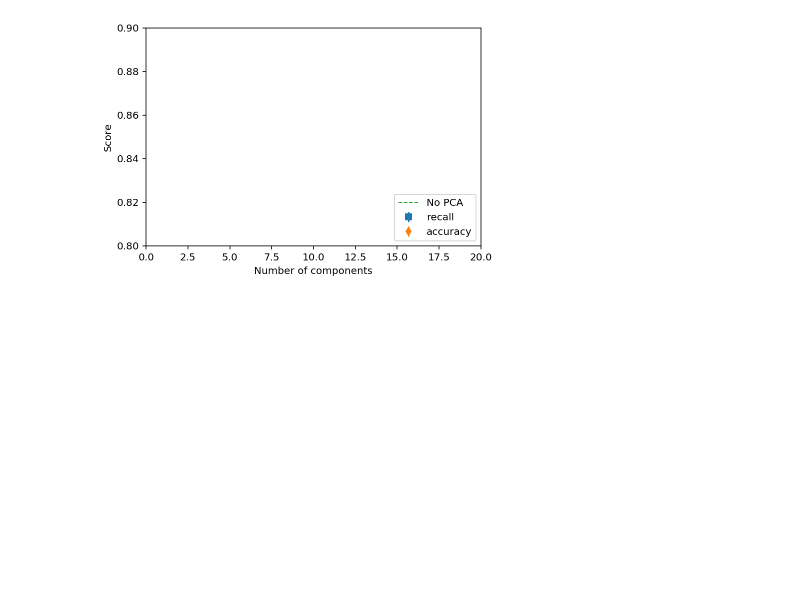
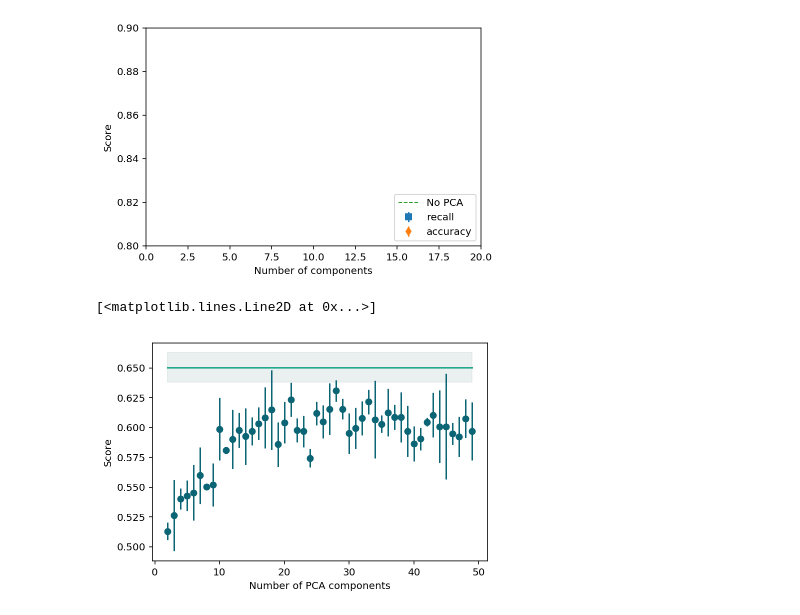
Before and after one commit to AndreaAmico/kaggle, a Jupyter notebook: aptos/notebooks/baseline.ipynb, the cells around one changed output. Cells and saved outputs as stored; diff of their text form; code cells hidden in the pictures; blank space fills up the shorter version.

```diff
--- a/aptos/notebooks/baseline.ipynb
+++ b/aptos/notebooks/baseline.ipynb
@@ -342,5 +363,23 @@ for i in tqdm(np.arange(2, 20)):
 # %% [output]
 [Text(0, 0.5, 'Score'), Text(0.5, 0, 'Number of components')]
 [figure]
+# %%
+df_score = pd.DataFrame(res, index=None, columns=['pca_components', 'score'])
+scores_mean = df_score.groupby('pca_components').mean()
+scores_std = df_score.groupby('pca_components').std()
+pca_components = scores_std.index.values
+
+plt.errorbar(pca_components, scores_mean.values, scores_std.values, fmt='o', color=color(0))
+plt.xlabel('Number of PCA components')
+plt.ylabel('Score')
+
+
+no_pca_mean = np.mean(qks)
+no_pca_std = np.std(qks)
+plt.fill_between([min(pca_components),max(pca_components)], no_pca_mean-no_pca_std, no_pca_mean+no_pca_std, color=color(1, alpha=0.3))
+plt.plot([min(pca_components),max(pca_components)], [no_pca_mean,no_pca_mean], color=color(2))
+# %% [output]
+[<matplotlib.lines.Line2D at 0x...>]
+[figure, added]
 # %%
 plt.scatter(*zip(*res))
```
Also changed, not shown: parts of 13 cells of this notebook, 2 other files.
